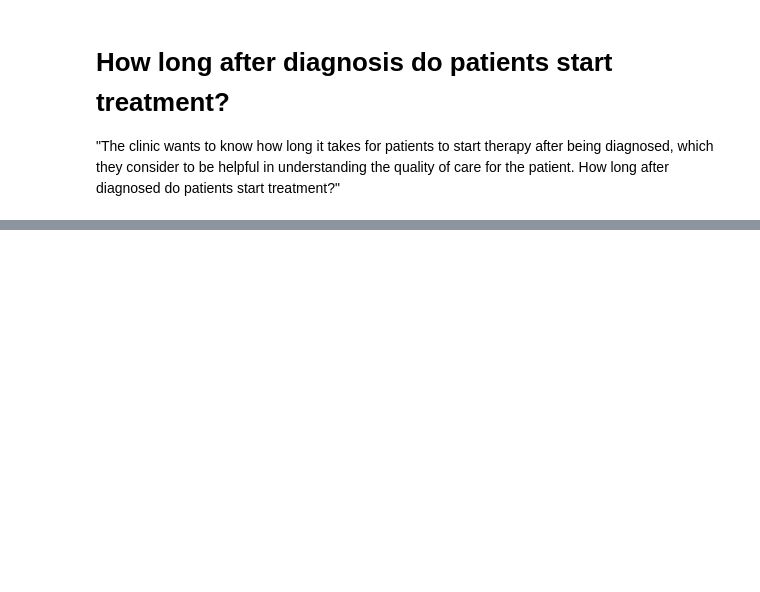
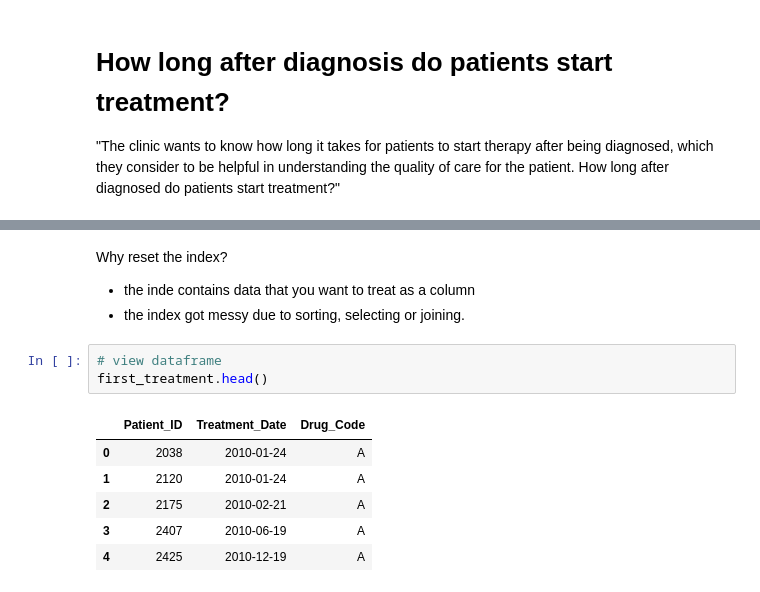
Before and after one commit to M0nica/pyladies_workshop, a Jupyter notebook: PyLadies_Workshop.ipynb, the cells around one changed output, grey strips where cells are left out. Cells and saved outputs as stored; diff of their text form; blank space fills up the shorter version.

```diff
--- a/PyLadies_Workshop.ipynb
+++ b/PyLadies_Workshop.ipynb
@@ -173,0 +182,14 @@ _=plt.ylabel('Cancer type')
+# %% [markdown]
+Why reset the index?
+- the inde contains data that you want to treat as a column
+- the index got messy due to sorting, selecting or joining.
+# %%
+# view dataframe
+first_treatment.head()
+# %% [output]
+|  | Patient_ID | Treatment_Date | Drug_Code |
+| 0 | 2038 | 2010-01-24 | A |
+| 1 | 2120 | 2010-01-24 | A |
+| 2 | 2175 | 2010-02-21 | A |
+| 3 | 2407 | 2010-06-19 | A |
+| 4 | 2425 | 2010-12-19 | A |
```
Also changed, not shown: parts of 8 cells of this notebook.
